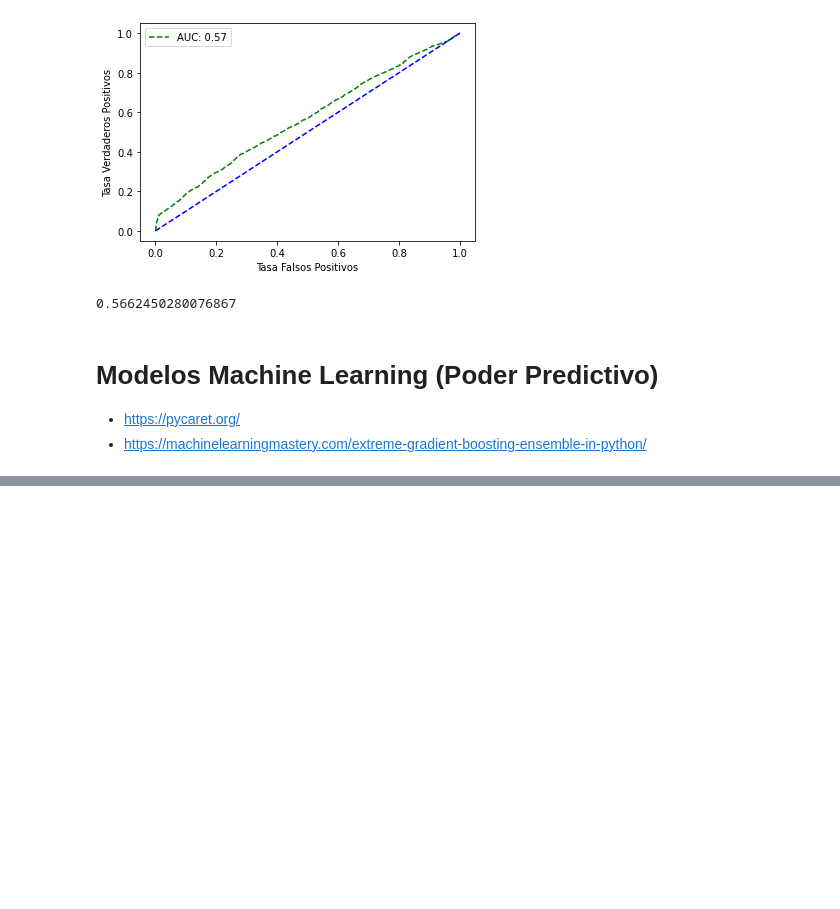
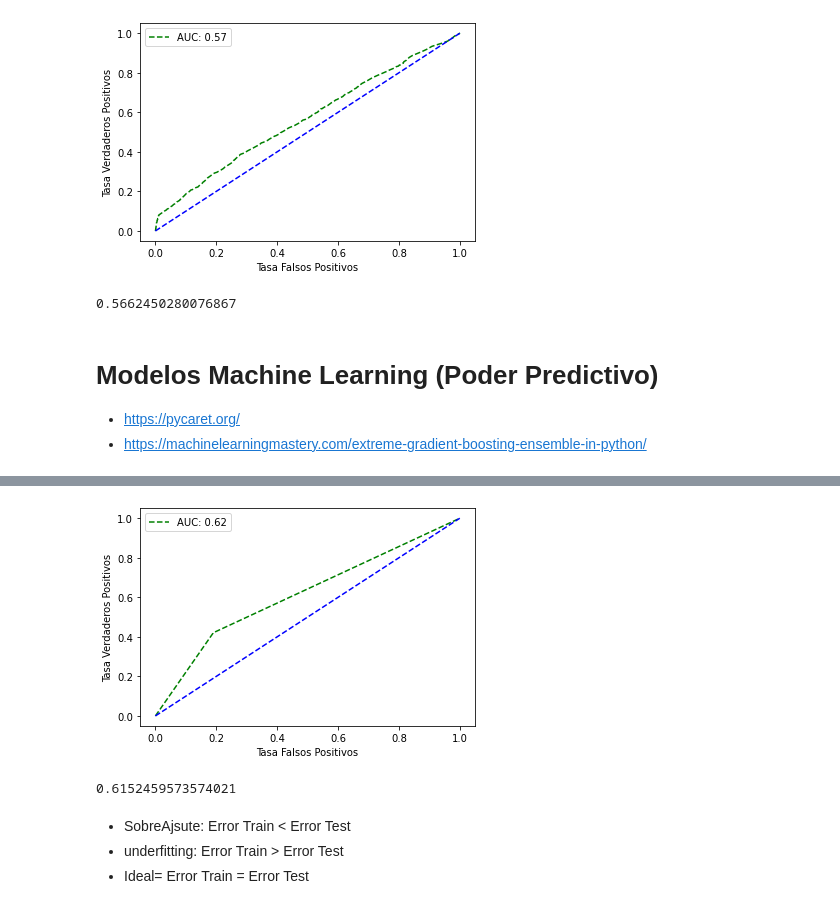
Before and after one commit to Oscar19922017/ModeloCredit2023, a Jupyter notebook: 3_Modelos.ipynb, the cells around one changed output, grey strips where cells are left out. Cells and saved outputs as stored; diff of their text form; code cells hidden in the pictures; blank space fills up the shorter version.

```diff
--- a/3_Modelos.ipynb
+++ b/3_Modelos.ipynb
@@ -723,0 +851,9 @@ curva_roc(y=y_test,Modelo=Modelo_LogitForward,X=x_test_statsmodelsForward,tipo="
+# %%
+curva_roc(y=y_test,Modelo=Arbol_Simple,X=x_test,tipo="ML")
+# %% [output]
+[figure, added]
+0.6152459573574021
+# %% [markdown]
+* SobreAjsute: Error Train < Error Test
+* underfitting: Error Train > Error Test
+* Ideal= Error Train = Error Test
```
Also changed, not shown: parts of 37 cells of this notebook.
